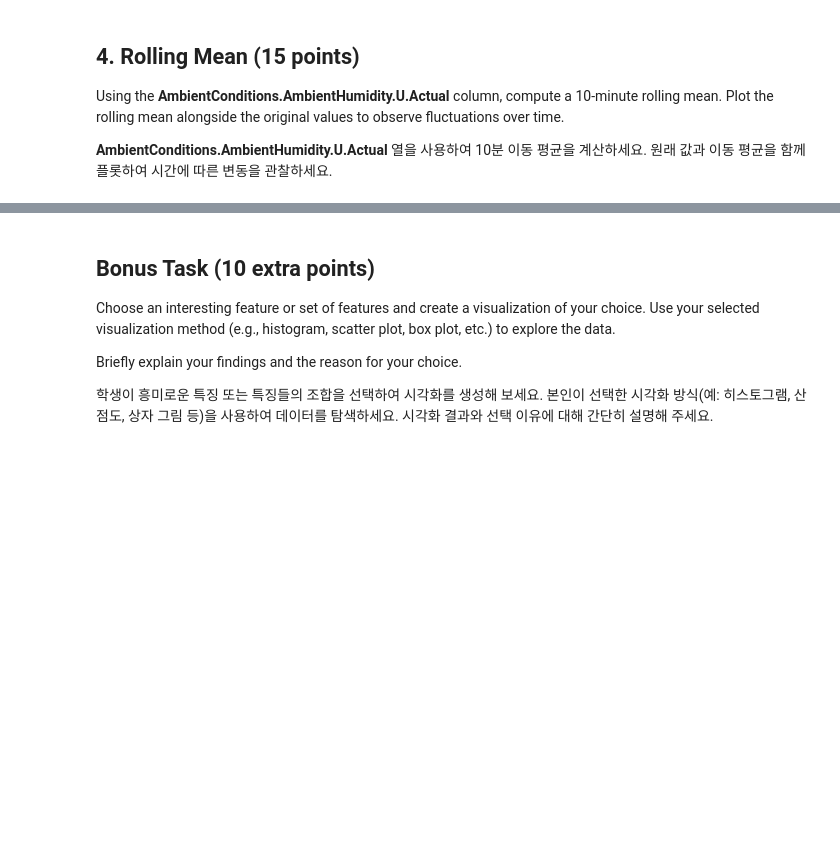
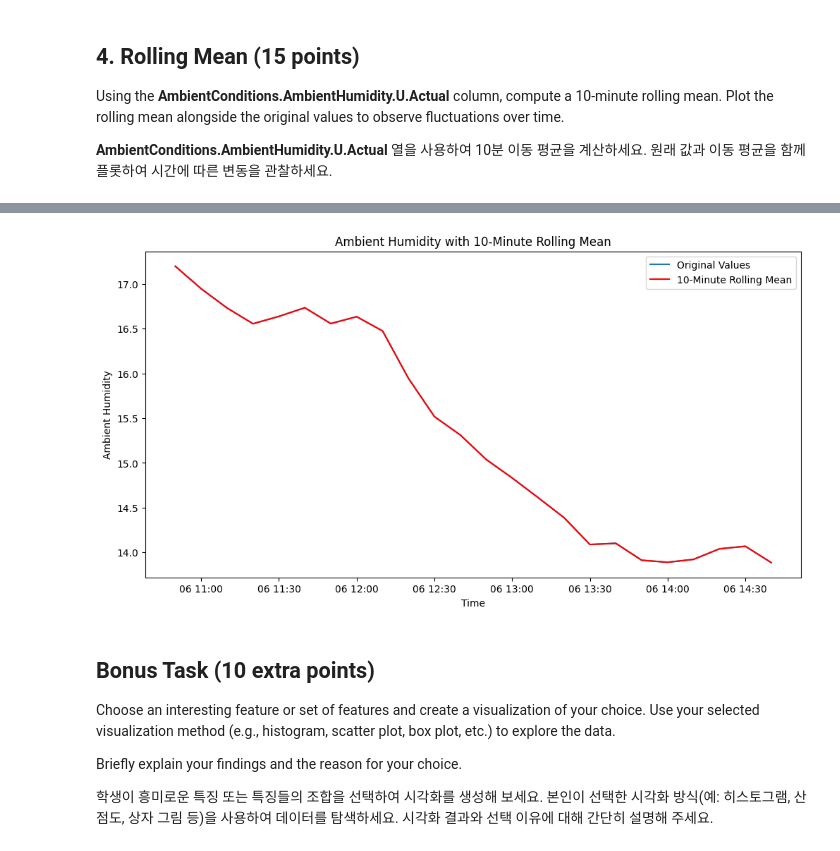
Before and after one commit to hansanghooon/24510115_assign1, a Jupyter notebook: DAEM_Midterm_practical_test.ipynb, the cells around one changed output, grey strips where cells are left out. Saved outputs shown, nothing was run; the diff lists cells and outputs as text; code cells hidden in the pictures; blank space fills up the shorter version.

```diff
--- a/DAEM_Midterm_practical_test.ipynb
+++ b/DAEM_Midterm_practical_test.ipynb
@@ -375,3 +377,26 @@ Filter the data to display only records where **Machine1.Zone1Temperature.C.Actu
+# %%
+# prompt:    Using the **AmbientConditions.AmbientHumidity.U.Actual** column, compute a 10-minute rolling mean. Plot the rolling mean alongside the original values to observe fluctuations over time
+
+# Assuming data2 is your DataFrame and 'time_stamp' is already a DateTimeIndex
+data2 = data2.set_index('time_stamp')
+
+# Resample to 10-minute intervals
+data_10min = data2['AmbientConditions.AmbientHumidity.U.Actual'].resample('10min').mean()
+
+# Compute the 10-minute rolling mean
+rolling_mean = data_10min.rolling(window=1).mean()
+
+# Plot the original values and the rolling mean
+plt.figure(figsize=(12, 6))
+plt.plot(data_10min, label='Original Values')
+plt.plot(rolling_mean, label='10-Minute Rolling Mean', color='red')
+plt.title('Ambient Humidity with 10-Minute Rolling Mean')
+plt.xlabel('Time')
+plt.ylabel('Ambient Humidity')
+plt.legend()
+plt.show()
+# %% [output]
+[figure, added]
 # %% [markdown]
 ## Bonus Task (10 extra points)
 
```
Also changed, not shown: parts of 25 cells of this notebook.
